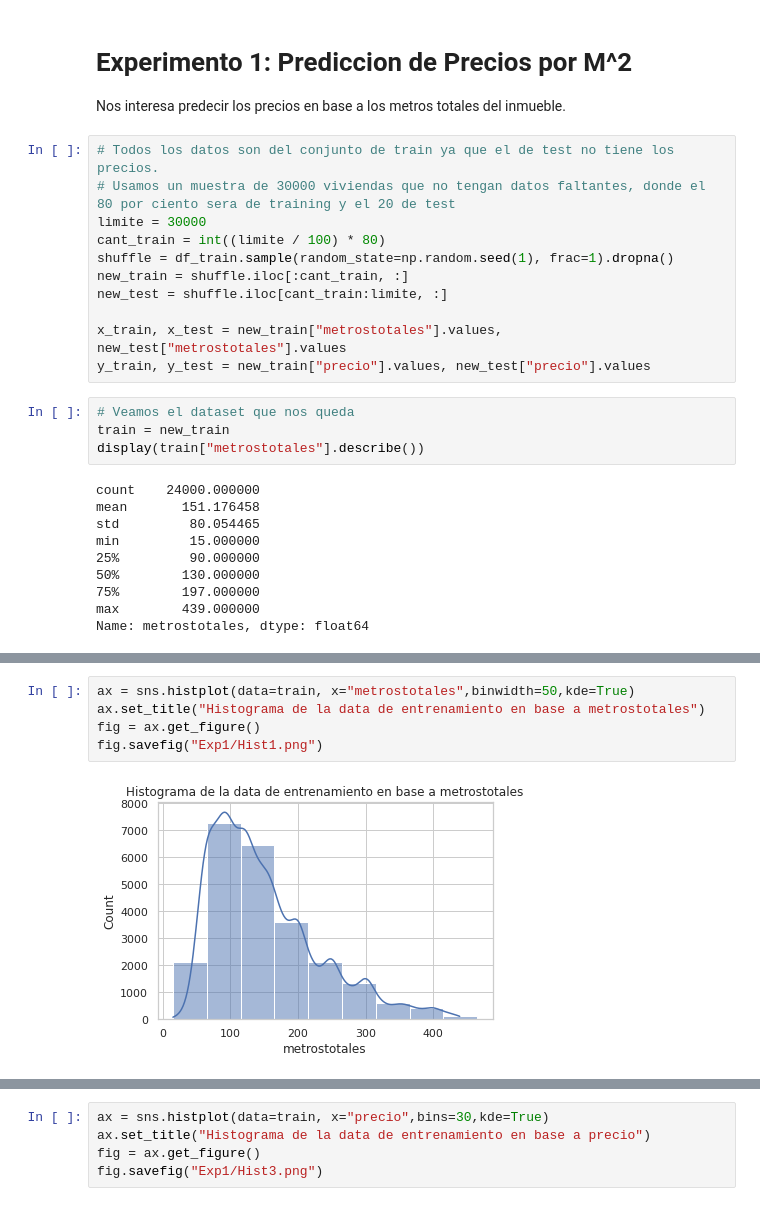
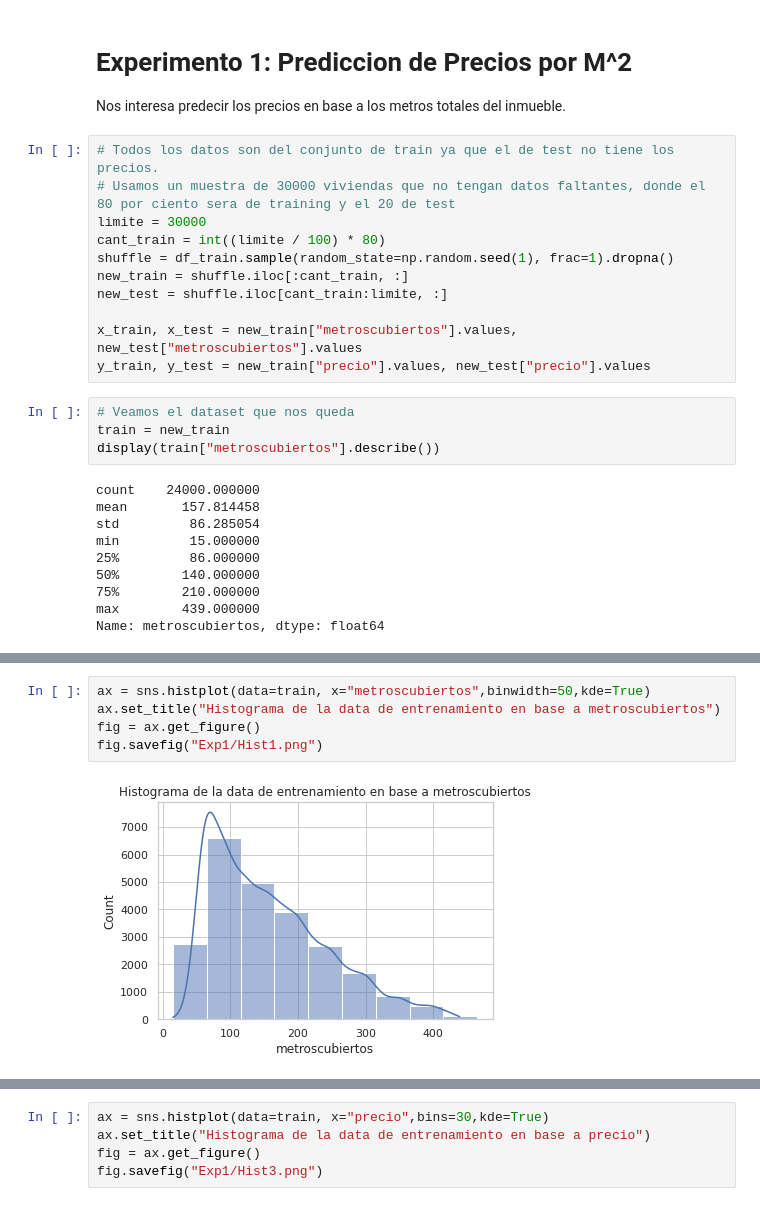
Before and after one commit to davidvenegasr/TP3-MetNum, a Jupyter notebook: notebooks/Exp1.ipynb, the cells around one changed output, grey strips where cells are left out. Drawn from its saved outputs; the diff is of its cells as text.

```diff
--- a/notebooks/Exp1.ipynb
+++ b/notebooks/Exp1.ipynb
@@ -58,22 +58,22 @@ shuffle = df_train.sample(random_state=np.random.seed(1), frac=1).dropna()
 new_train = shuffle.iloc[:cant_train, :]
 new_test = shuffle.iloc[cant_train:limite, :]
 
-x_train, x_test = new_train["metrostotales"].values, new_test["metrostotales"].values
+x_train, x_test = new_train["metroscubiertos"].values, new_test["metroscubiertos"].values
 y_train, y_test = new_train["precio"].values, new_test["precio"].values
 # %%
 # Veamos el dataset que nos queda
 train = new_train
-display(train["metrostotales"].describe())
+display(train["metroscubiertos"].describe())
 # %% [output]
 count    24000.000000
-mean       151.176458
-std         80.054465
+mean       157.814458
+std         86.285054
 min         15.000000
-25%         90.000000
-50%        130.000000
-75%        197.000000
+25%         86.000000
+50%        140.000000
+75%        210.000000
 max        439.000000
-Name: metrostotales, dtype: float64
+Name: metroscubiertos, dtype: float64
 # %%
 sns.set(style="whitegrid")
 train.describe()
@@ -88,11 +88,11 @@ train.describe()
 | 75% | 225298.000000 | 10.00000 | 3.000000 | 2.000000 | 3.000000 | 210.000000 | 197.000000 | 8.571200e+04 | 20.689953 | ... |
 | max | 299991.000000 | 80.00000 | 10.000000 | 3.000000 | 4.000000 | 439.000000 | 439.000000 | 5.000400e+07 | 43.491596 | ... |
 # %%
-ax = sns.histplot(data=train, x="metrostotales",binwidth=50,kde=True)
-ax.set_title("Histograma de la data de entrenamiento en base a metrostotales")
+ax = sns.histplot(data=train, x="metroscubiertos",binwidth=50,kde=True)
+ax.set_title("Histograma de la data de entrenamiento en base a metroscubiertos")
 fig = ax.get_figure()
 fig.savefig("Exp1/Hist1.png")
 # %% [output]
-[figure, old version]
+[figure, new version]
 # %%
 #Exploremos su relacion con los precios
```
Also changed, not shown: parts of 10 cells of this notebook, 1 other file.
